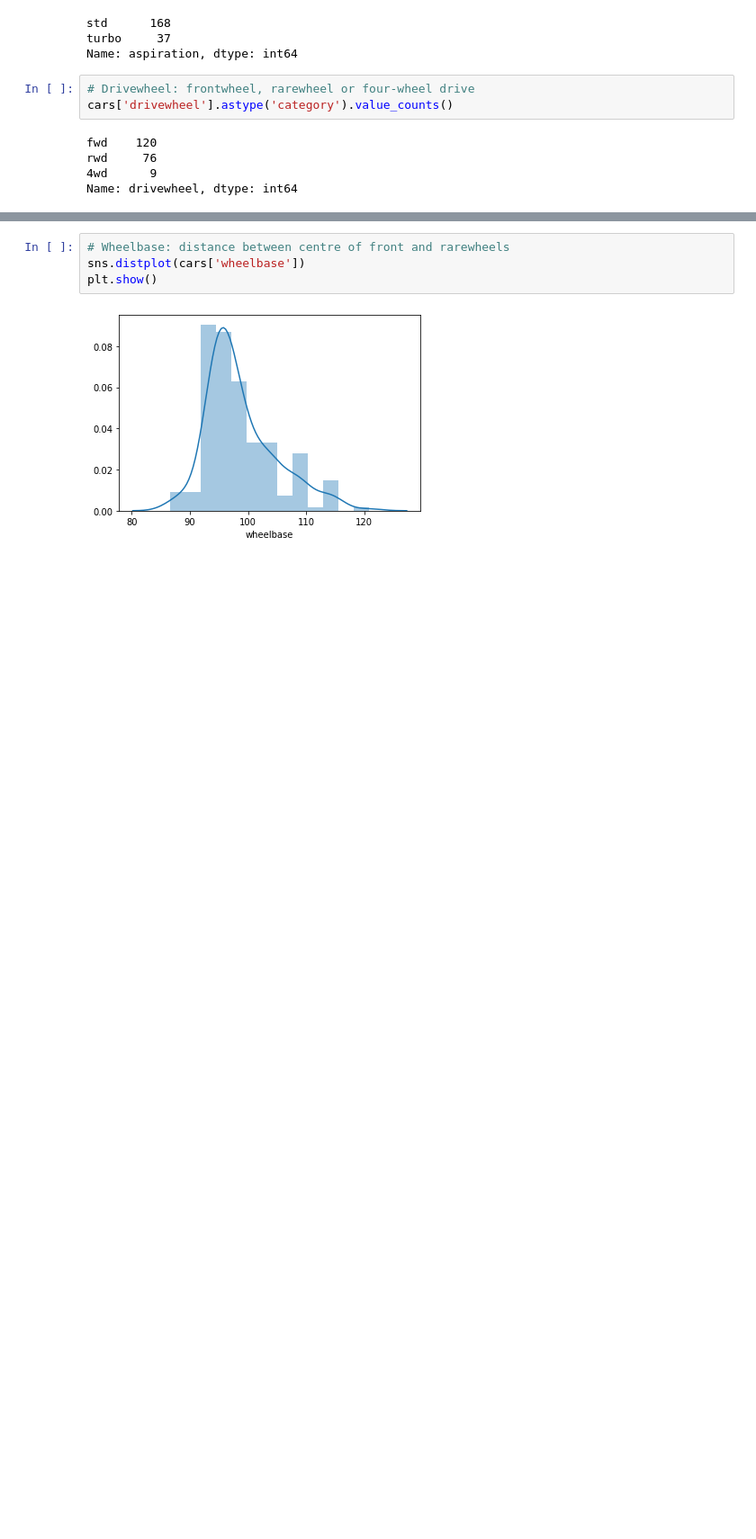
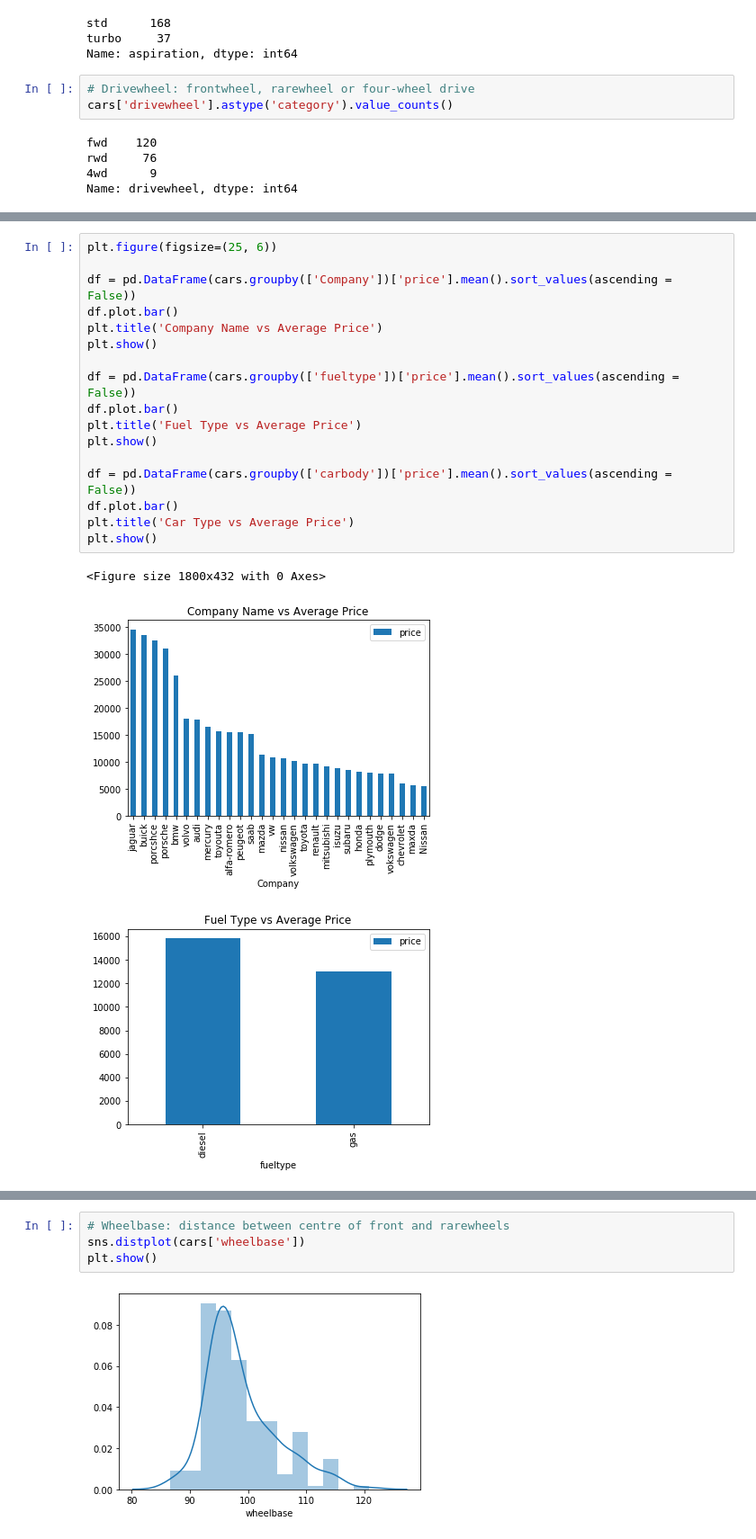
Before and after one commit to Plash/Car-Price-Prediction, a Jupyter notebook: Car price.ipynb, the cells around one changed output, grey strips where cells are left out. Shown at 90% size. Drawn from its saved outputs; the diff is of its cells as text; blank space fills up the shorter version.

```diff
--- a/Car price.ipynb
+++ b/Car price.ipynb
@@ -252,0 +269,21 @@ Name: drivewheel, dtype: int64
+# %%
+plt.figure(figsize=(25, 6))
+
+df = pd.DataFrame(cars.groupby(['Company'])['price'].mean().sort_values(ascending = False))
+df.plot.bar()
+plt.title('Company Name vs Average Price')
+plt.show()
+
+df = pd.DataFrame(cars.groupby(['fueltype'])['price'].mean().sort_values(ascending = False))
+df.plot.bar()
+plt.title('Fuel Type vs Average Price')
+plt.show()
+
+df = pd.DataFrame(cars.groupby(['carbody'])['price'].mean().sort_values(ascending = False))
+df.plot.bar()
+plt.title('Car Type vs Average Price')
+plt.show()
+# %% [output]
+<Figure size 1800x432 with 0 Axes>
+[figure, added]
+[figure, added]
```
Also changed, not shown: parts of 56 cells of this notebook.
